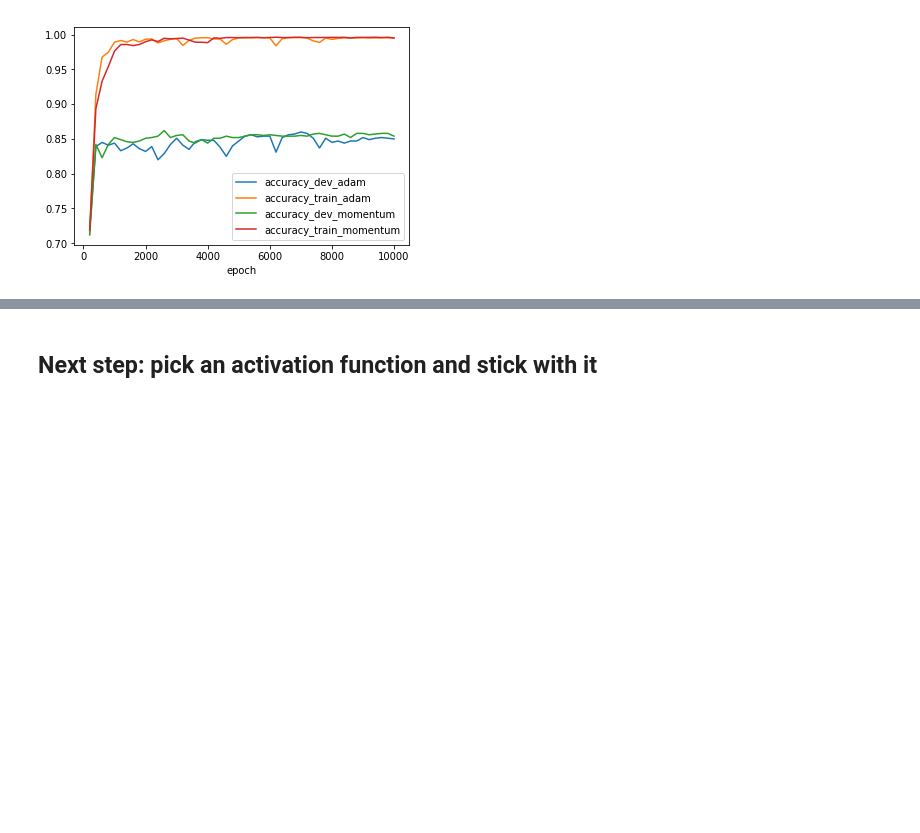
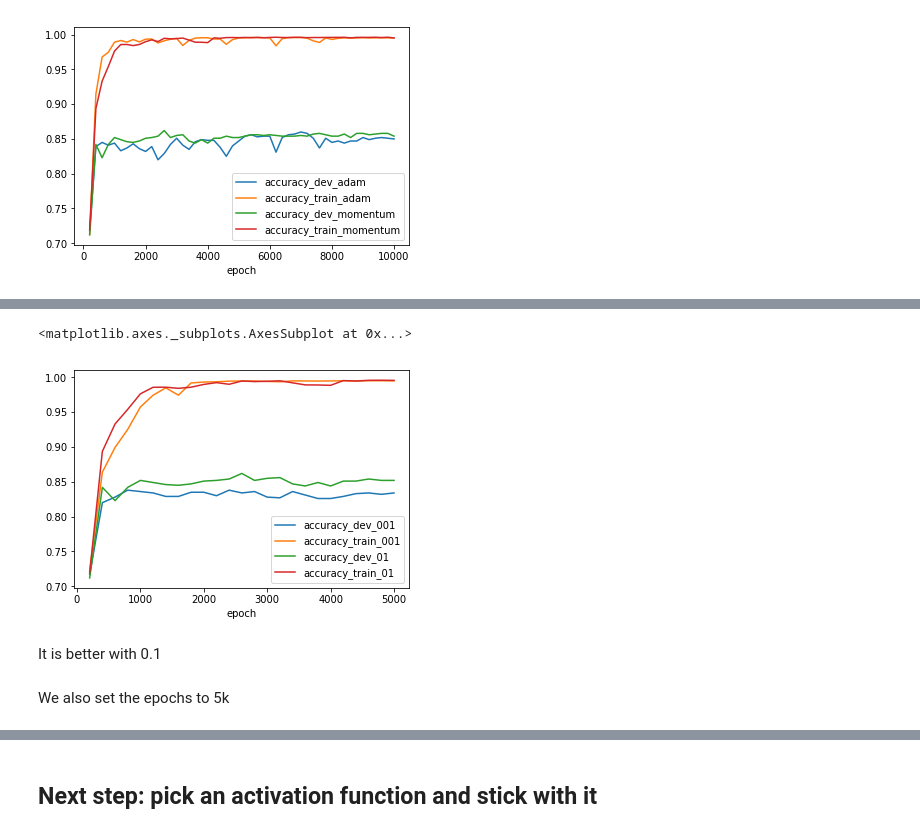
Before and after one commit to gioruffa/DeepLearning_notMNISTStudyCase, a Jupyter notebook: fiststeps.ipynb, the cells around one changed output, grey strips where cells are left out. Saved outputs shown, nothing was run; the diff lists cells and outputs as text; code cells hidden in the pictures; blank space fills up the shorter version.

```diff
--- a/fiststeps.ipynb
+++ b/fiststeps.ipynb
@@ -310,0 +313,5 @@ The gain is not worth it. We will stick with momentum
+# %%
+optimizer = tf.train.MomentumOptimizer(learning_rate=0.01, momentum=0.9)
+train_step = optimizer.minimize(mean_log_loss, global_step=global_step)
+
+momentum_1_results, _ = run(5000)
@@ -310,0 +336,7 @@ The gain is not worth it. We will stick with momentum
+# %%
+momentum_1_results.join(momentum_results, lsuffix="_001", rsuffix="_01").plot()
+# %% [output]
+<matplotlib.axes._subplots.AxesSubplot at 0x...>
+[figure, added]
+# %% [markdown]
+It is better with 0.1
@@ -310,0 +347,2 @@ The gain is not worth it. We will stick with momentum
+# %% [markdown]
+We also set the epochs to 5k
```
Also changed, not shown: parts of 20 cells of this notebook.
